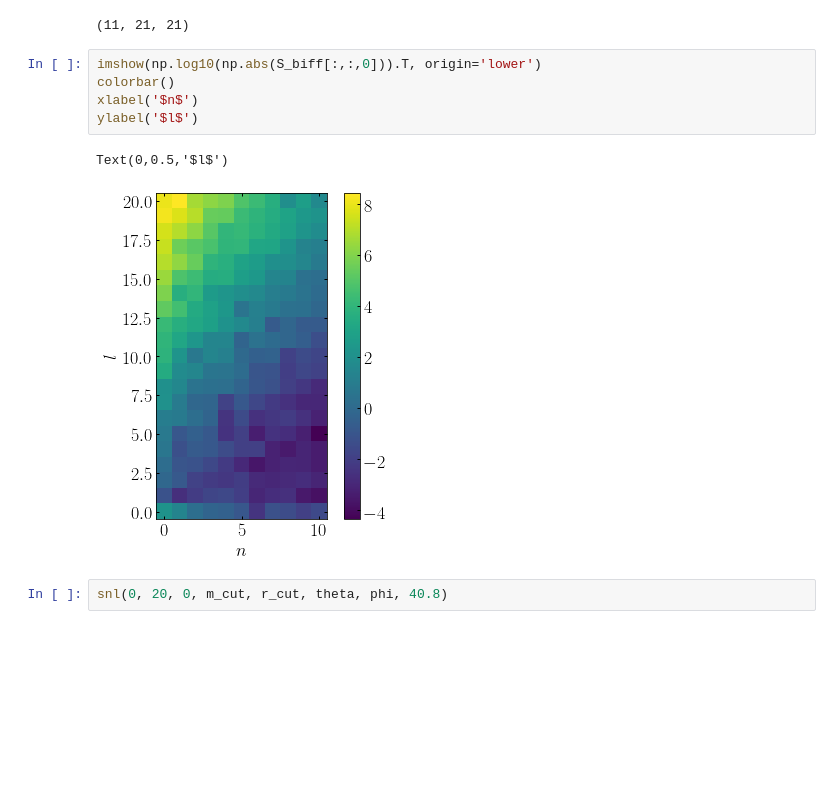
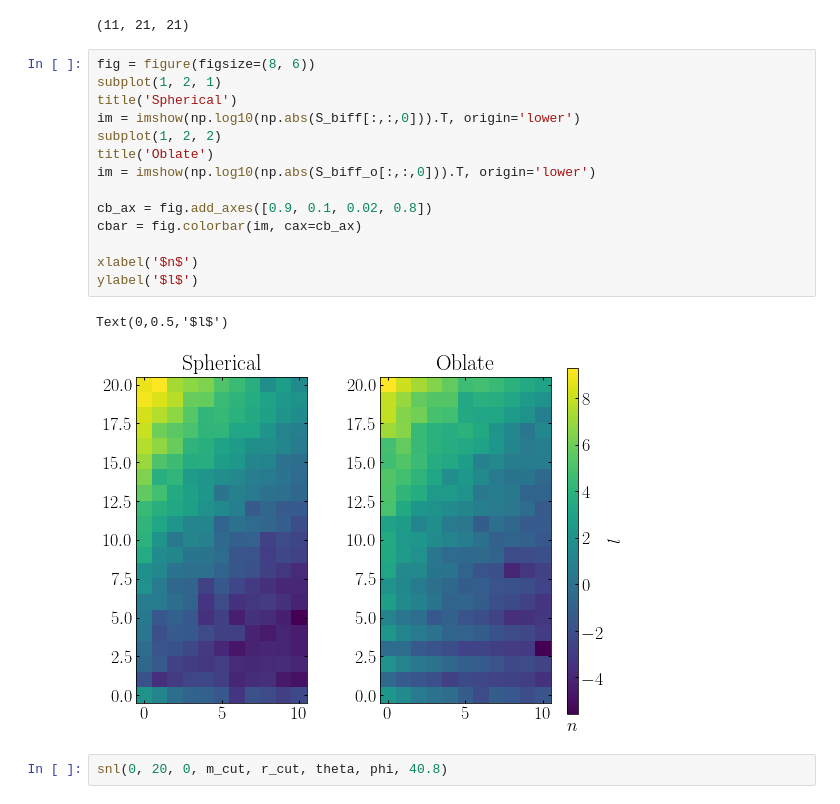
Before and after one commit to jngaravitoc/BFE-c, a Jupyter notebook: code/computing_coefficients.ipynb, the cells around one changed output. Drawn from its saved outputs; the diff is of its cells as text; blank space fills up the shorter version.

Commit message:
more text

```diff
--- a/code/computing_coefficients.ipynb
+++ b/code/computing_coefficients.ipynb
@@ -223,14 +255,23 @@ S_biff3, T_biff3 = biff.compute_coeffs_discrete(np.double(spherical_halo_3[index
 shape(S_biff2)
 # %% [output]
 (11, 21, 21)
-# %%
-imshow(np.log10(np.abs(S_biff[:,:,0])).T, origin='lower')
-colorbar()
-xlabel('$n$')
-ylabel('$l$')
-# %% [output]
-Text(0,0.5,'$l$')
-[figure, removed]
+# %%
+fig = figure(figsize=(8, 6))
+subplot(1, 2, 1)
+title('Spherical')
+im = imshow(np.log10(np.abs(S_biff[:,:,0])).T, origin='lower')
+subplot(1, 2, 2)
+title('Oblate')
+im = imshow(np.log10(np.abs(S_biff_o[:,:,0])).T, origin='lower')
+
+cb_ax = fig.add_axes([0.9, 0.1, 0.02, 0.8])
+cbar = fig.colorbar(im, cax=cb_ax)
+
+xlabel('$n$')
+ylabel('$l$')
+# %% [output]
+Text(0,0.5,'$l$')
+[figure, added]
 # %%
 snl(0, 20, 0, m_cut, r_cut, theta, phi, 40.8)
 # %% [output]
```
Also changed, not shown: parts of 16 cells of this notebook, 1 other file.
